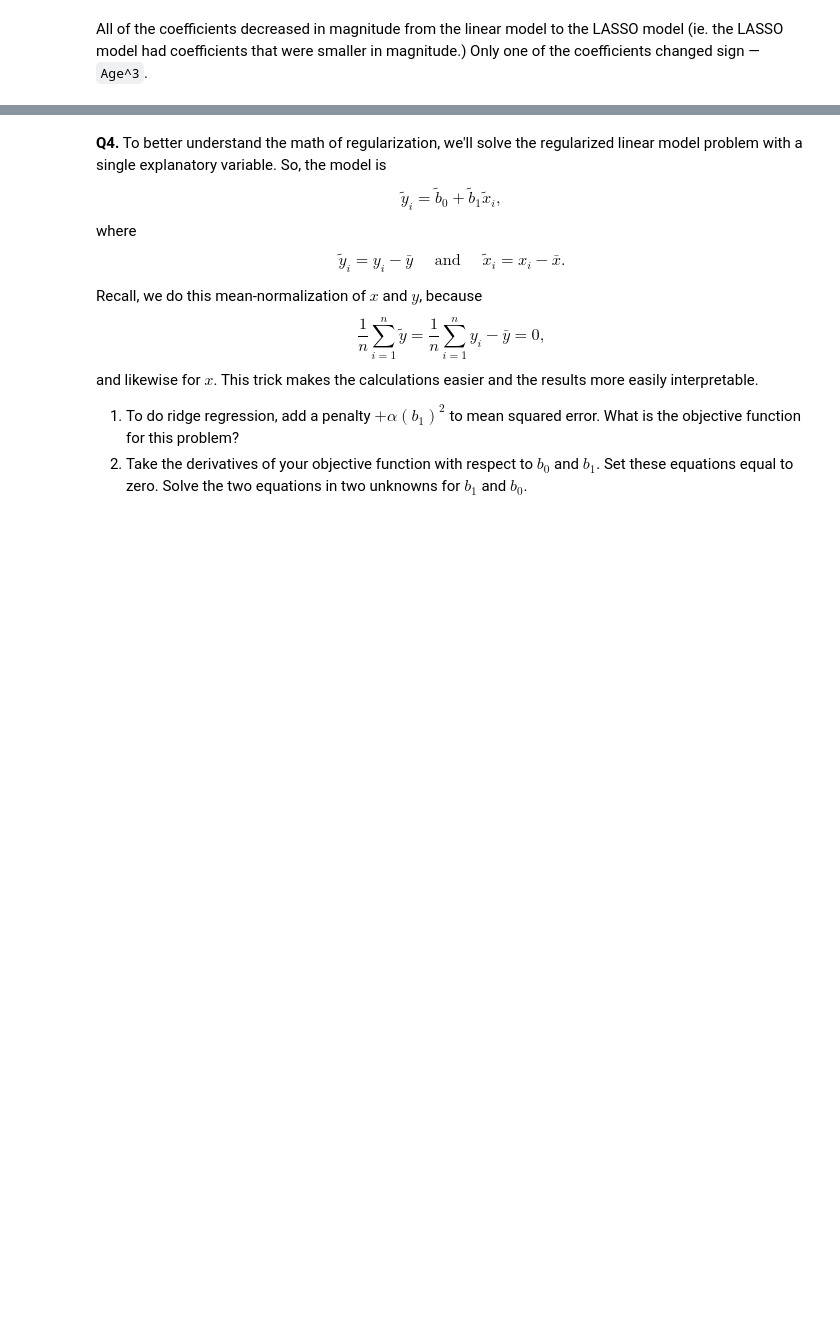
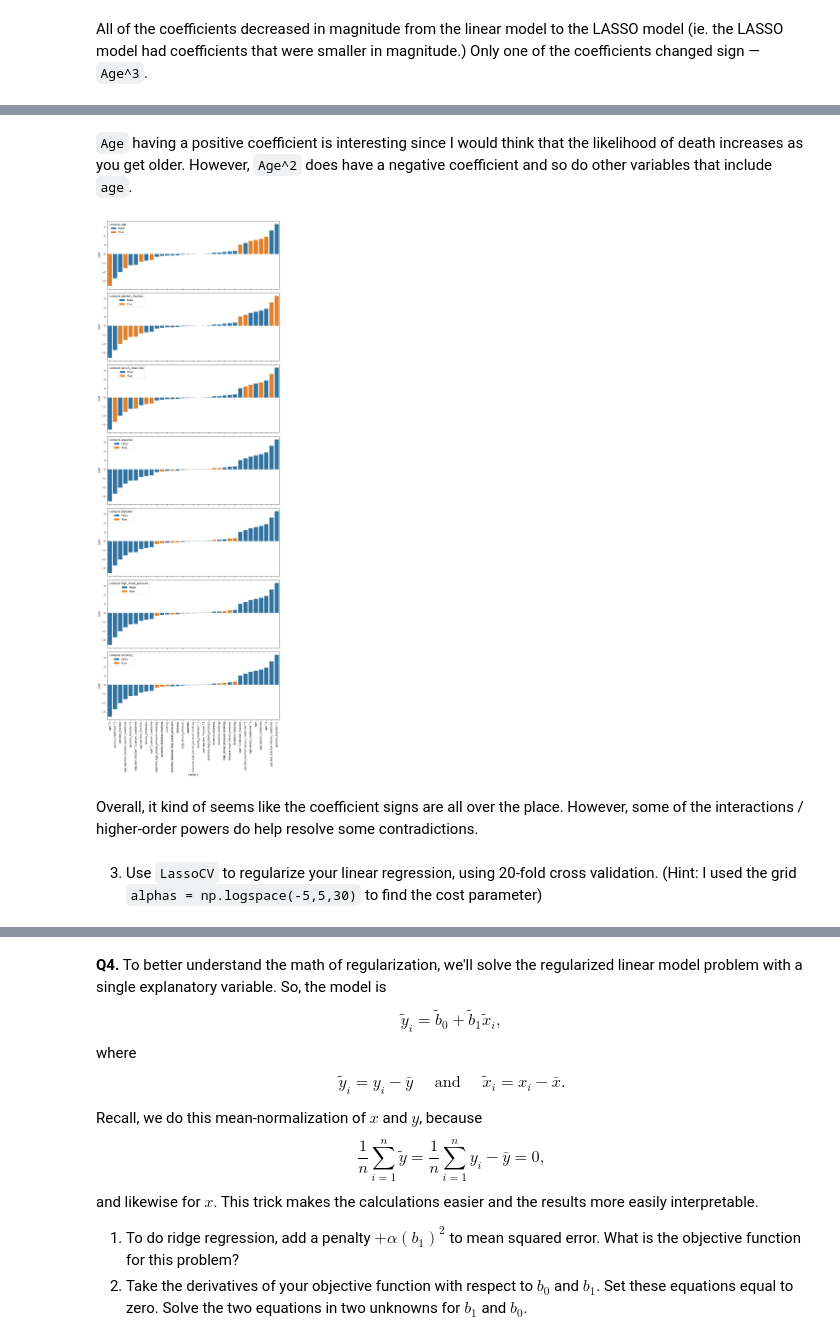
Before and after one commit to syd-nguyen/ds3021-assignments, a Jupyter notebook: assignments/04_assignment_regularization.ipynb, the cells around one changed output, grey strips where cells are left out. Saved outputs shown, nothing was run; the diff lists cells and outputs as text; code cells hidden in the pictures; blank space fills up the shorter version.

```diff
--- a/assignments/04_assignment_regularization.ipynb
+++ b/assignments/04_assignment_regularization.ipynb
@@ -178,0 +240,22 @@ All of the coefficients decreased in magnitude from the linear model to the LASS
+# %% [markdown]
+`Age` having a positive coefficient is interesting since I would think that the likelihood of death increases as you get older. However, `Age^2` does have a negative coefficient and so do other variables that include `age`.
+# %%
+variables = ['age', 'ejection_fraction', 'serum_creatinine', 'anaemia', 'diabetes', 'high_blood_pressure', 'smoking']
+fig, axs = plt.subplots(7, 1, figsize=(10, 30), sharex=True, sharey=True)
+
+for i in range(7):
+    variable = variables[i]
+    new_column = 'contains '+ variable
+
+    coefs_heart[new_column] = [variable in var for var in coefs_heart['variable']]
+    sns.barplot(coefs_heart.sort_values('coef'), x='variable', y='coef', hue=new_column, ax=axs[i])
+
+plt.xticks(rotation=90)
+plt.tight_layout()
+plt.show()
+# %% [output]
+[figure, added]
+# %% [markdown]
+Overall, it kind of seems like the coefficient signs are all over the place. However, some of the interactions / higher-order powers do help resolve some contradictions.
+# %% [markdown]
+3. Use `LassoCV` to regularize your linear regression, using 20-fold cross validation. (Hint: I used the grid `alphas = np.logspace(-5,5,30)` to find the cost parameter)
```
Also changed, not shown: parts of 24 cells of this notebook.
